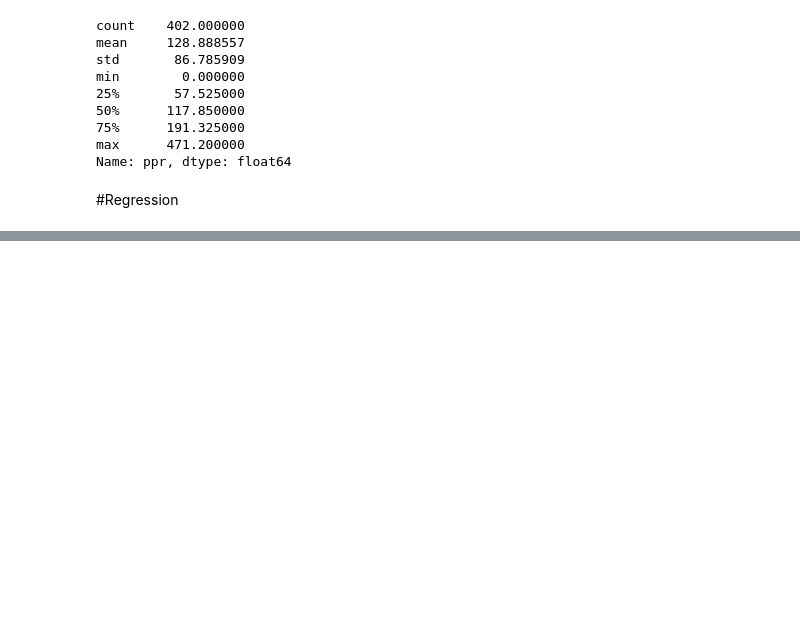
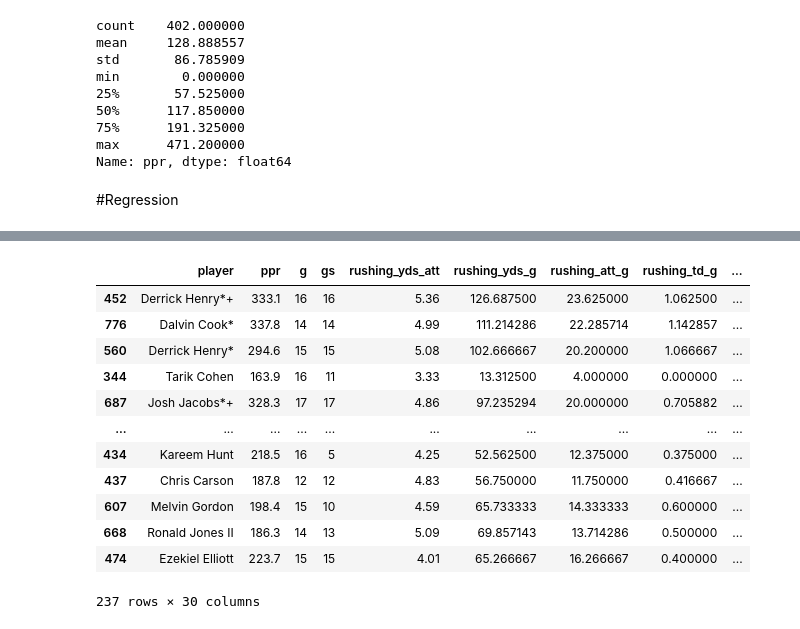
Before and after one commit to jackcoombs/fantasy-football, a Jupyter notebook: running_backs.ipynb, the cells around one changed output, grey strips where cells are left out. Drawn from its saved outputs; the diff is of its cells as text; code cells hidden in the pictures; blank space fills up the shorter version.

```diff
--- a/running_backs.ipynb
+++ b/running_backs.ipynb
@@ -208,0 +222,16 @@ rb_g['residuals'].hist(bins=15)
+# %%
+rb_g.sort_values(by='residuals',ascending=False)
+# %% [output]
+|  | player | ppr | g | gs | rushing_yds_att | rushing_yds_g | rushing_att_g | rushing_td_g | ... |
+| 452 | Derrick Henry*+ | 333.1 | 16 | 16 | 5.36 | 126.687500 | 23.625000 | 1.062500 | ... |
+| 776 | Dalvin Cook* | 337.8 | 14 | 14 | 4.99 | 111.214286 | 22.285714 | 1.142857 | ... |
+| 560 | Derrick Henry* | 294.6 | 15 | 15 | 5.08 | 102.666667 | 20.200000 | 1.066667 | ... |
+| 344 | Tarik Cohen | 163.9 | 16 | 11 | 3.33 | 13.312500 | 4.000000 | 0.000000 | ... |
+| 687 | Josh Jacobs*+ | 328.3 | 17 | 17 | 4.86 | 97.235294 | 20.000000 | 0.705882 | ... |
+| ... | ... | ... | ... | ... | ... | ... | ... | ... | ... |
+| 434 | Kareem Hunt | 218.5 | 16 | 5 | 4.25 | 52.562500 | 12.375000 | 0.375000 | ... |
+| 437 | Chris Carson | 187.8 | 12 | 12 | 4.83 | 56.750000 | 11.750000 | 0.416667 | ... |
+| 607 | Melvin Gordon | 198.4 | 15 | 10 | 4.59 | 65.733333 | 14.333333 | 0.600000 | ... |
+| 668 | Ronald Jones II | 186.3 | 14 | 13 | 5.09 | 69.857143 | 13.714286 | 0.500000 | ... |
+| 474 | Ezekiel Elliott | 223.7 | 15 | 15 | 4.01 | 65.266667 | 16.266667 | 0.400000 | ... |
+237 rows × 30 columns
```
Also changed, not shown: parts of 11 cells of this notebook.
